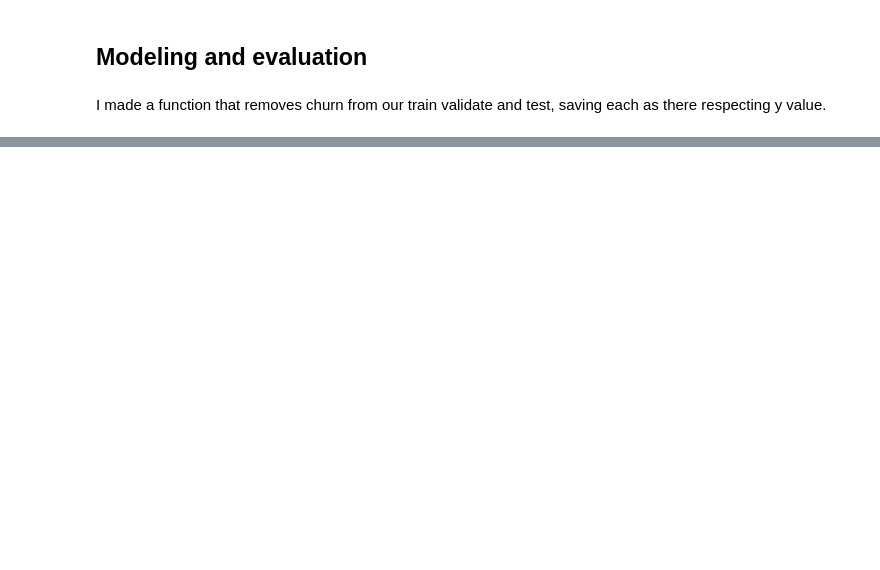
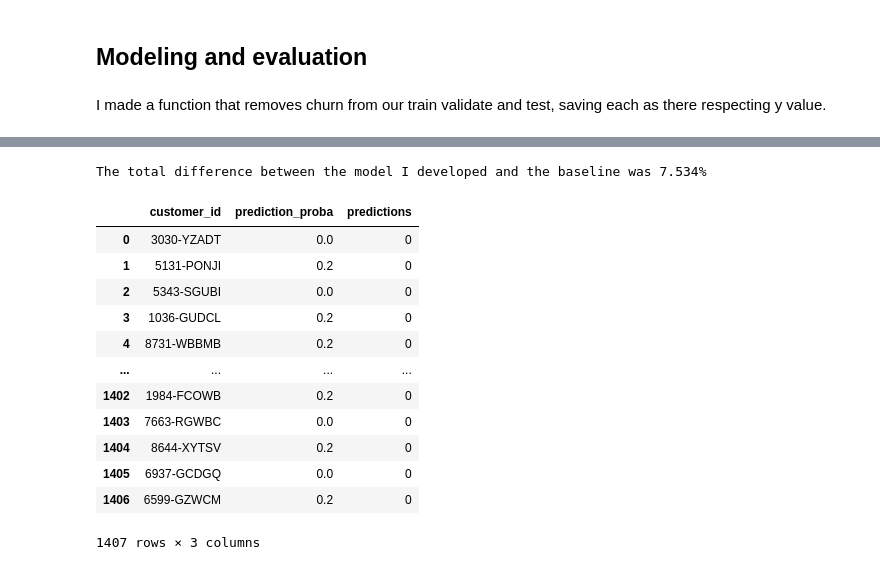
Before and after one commit to JaredVahle/telco_classification_project, a Jupyter notebook: telco_classification_project_final.ipynb, the cells around one changed output, grey strips where cells are left out. Cells and saved outputs as stored; diff of their text form; code cells hidden in the pictures; blank space fills up the shorter version.

```diff
--- a/telco_classification_project_final.ipynb
+++ b/telco_classification_project_final.ipynb
@@ -163,4 +182,4 @@ I took the df and created numeric representations for the different values, I al
 which takes a sum of the columns online_security, online_backup, device_protection, tech_support, streaming_tv,
 and streaming_movies. I decided these were all additional services that customers opted into, and might be a driver of churn. My other column I added was (auto_pay) that took in the payment_type column and searched for the word "auto", and returns a boolean value.
 # %%
-clean_telco(df)
+df = clean_telco(df)
@@ -206,0 +317,2 @@ X_train.shape,y_train.shape,X_validate.shape,y_validate.shape,X_test.shape,y_tes
+# %%
+knn_model,y_pred = knneighbors(X_train,y_train)
@@ -206,0 +380,23 @@ X_train.shape,y_train.shape,X_validate.shape,y_validate.shape,X_test.shape,y_tes
+# %%
+rf_model_score = rf_model.score(X_test,y_test)
+baseline_score = baseline.score(X_test, y_test)
+print(f"The total difference between the model I developed and the baseline was {(rf_model_score - baseline_score):.3%}")
+# %% [output]
+The total difference between the model I developed and the baseline was 7.534%
+# %%
+# Saves a csv file of my predictions on the test data
+get_final_report(knn_model)
+# %% [output]
+|  | customer_id | prediction_proba | predictions |
+| 0 | 3030-YZADT | 0.0 | 0 |
+| 1 | 5131-PONJI | 0.2 | 0 |
+| 2 | 5343-SGUBI | 0.0 | 0 |
+| 3 | 1036-GUDCL | 0.2 | 0 |
+| 4 | 8731-WBBMB | 0.2 | 0 |
+| ... | ... | ... | ... |
+| 1402 | 1984-FCOWB | 0.2 | 0 |
+| 1403 | 7663-RGWBC | 0.0 | 0 |
+| 1404 | 8644-XYTSV | 0.2 | 0 |
+| 1405 | 6937-GCDGQ | 0.0 | 0 |
+| 1406 | 6599-GZWCM | 0.2 | 0 |
+1407 rows × 3 columns
```
Also changed, not shown: parts of 30 cells of this notebook, 8 other files.
